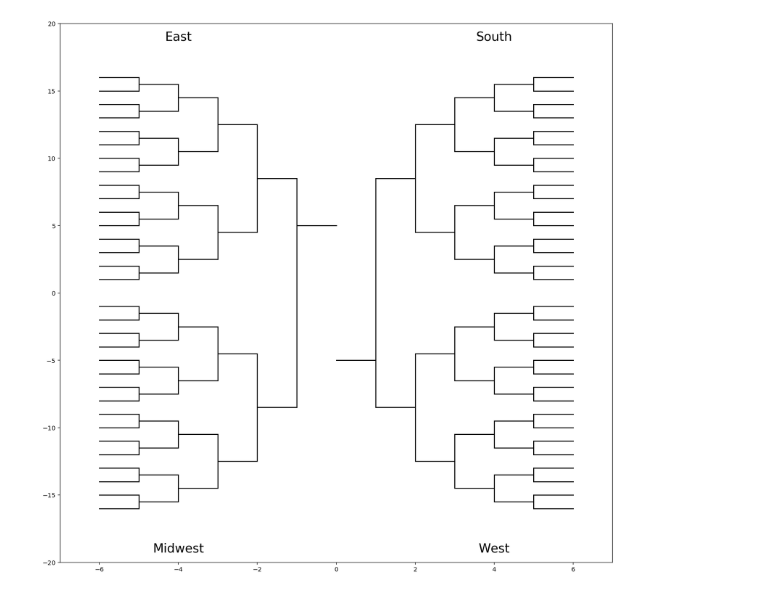
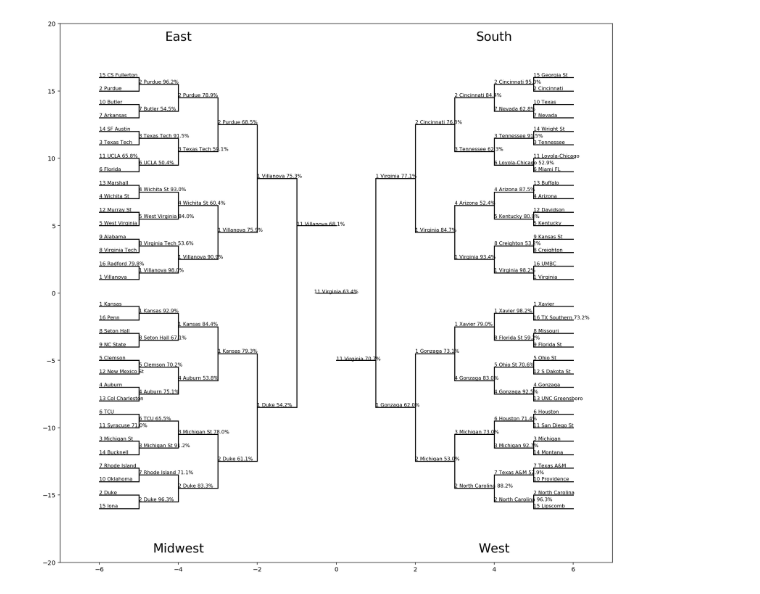
Before and after one commit to tracijo32/march_madness_mens, a Jupyter notebook: fill_bracket.ipynb, the cells around one changed output. Drawn from its saved outputs; the diff is of its cells as text; code cells hidden in the pictures.

Commit message:
fill bracket illustration with probabiltic victories

```diff
--- a/fill_bracket.ipynb
+++ b/fill_bracket.ipynb
@@ -12,5 +12,7 @@ slots = pd.read_csv('DataFiles/NCAATourneySlots.csv')
 seeds = pd.read_csv('DataFiles/NCAATourneySeeds.csv')
 seeds['SeedNum'] = seeds['Seed'].str.extract('(\d+)').astype(int)
 seasons = pd.read_csv('DataFiles/Seasons.csv',index_col='Season')
+# %%
+names = pd.read_csv('DataFiles/Teams.csv',index_col='TeamID')
 # %%
 season = 2018
@@ -31,10 +32,11 @@ for i,game in slots[slots['Season'] == season].iterrows():
     result = dict()
     SS = bracket[game['StrongSeed']]
     WS = bracket[game['WeakSeed']]
+
     if type(SS) == type(dict()):
         result['Seed'] = SS['Seed']
         if int(game['Slot'][1]) < 5:
-            pos = next_pos[SS['Position']]
+            pos = SS['Position']
         else:
             pos = 0
         SS = SS['Team']
@@ -42,12 +44,14 @@ for i,game in slots[slots['Season'] == season].iterrows():
         seed = game['StrongSeed'][1:]
         if seed[-1] in ['a','b']:
             seed = seed[:-1]
+        print(int(seed))
         pos = get_pos[int(seed)]
-        result['Seed'] = seed
+        result['Seed'] = int(seed)
+
     if type(WS) == type(dict()):
         result['Seed'] = WS['Seed']
-        if int(game['Slot'][1]) < 5:
-            pos = next_pos[WS['Position']]
+        if int(game['Slot'][1]) < 4:
+            pos = WS['Position']
         WS = WS['Team']
     else:
         seed = game['WeakSeed'][1:]
@@ -56,7 +60,8 @@ for i,game in slots[slots['Season'] == season].iterrows():
         else:
             pos = 0
         pos = get_pos[int(seed)]
-        result['Seed'] = seed
+        result['Seed'] = int(seed)
+
     result['Position'] = pos
     teamA = min(SS,WS)
     teamB = max(SS,WS)
@@ -69,3 +74,4 @@ for i,game in slots[slots['Season'] == season].iterrows():
         result['Team'] = teamB
         result['Prob'] = 1-pred
     bracket[game['Slot']] = result
+    print(result)
@@ -110,21 +156,36 @@ def draw_bracket(posX,posY,region,ax,x=6,y=1):
 # %%
 import matplotlib.pyplot as plt
 %matplotlib inline
 
 fig,ax = plt.subplots(figsize=(16,16))
 ax.set_xlim(-7,7)
 ax.set_ylim(-20,20)
 
-TL = draw_bracket('l','t',seasons.loc[season,'RegionW'],ax)
-LB = draw_bracket('l','b',seasons.loc[season,'RegionX'],ax)
-RT = draw_bracket('r','t',seasons.loc[season,'RegionY'],ax)
-RB = draw_bracket('r','b',seasons.loc[season,'RegionZ'],ax)
+W = draw_bracket('l','t',seasons.loc[season,'RegionW'],ax)
+X = draw_bracket('l','b',seasons.loc[season,'RegionX'],ax)
+Y = draw_bracket('r','t',seasons.loc[season,'RegionY'],ax)
+Z = draw_bracket('r','b',seasons.loc[season,'RegionZ'],ax)
+
+fill_bracket(bracket,'W',W,'l')
+fill_bracket(bracket,'X',X,'l')
+fill_bracket(bracket,'Y',Y,'r')
+fill_bracket(bracket,'Z',Z,'r')
 
 ax.plot([-1,-1],[-8.5,8.5],'k')
 ax.plot([1,1],[-8.5,8.5],'k')
 
 ax.plot([-1,0],[5,5],'k')
+b = bracket['R5WX']
+ax.text(-1,5,'%d %s %0.1f%%' % (b['Seed'], names.loc[b['Team'],'TeamName'],b['Prob']*100),size=8)
+
 ax.plot([0,1],[-5,-5],'k')
+b = bracket['R5YZ']
+ax.text(0,-5,'%d %s %0.1f%%' % (b['Seed'], names.loc[b['Team'],'TeamName'],b['Prob']*100),size=8)
+
+ax.plot([-0.5,0.5],[0,0],'k')
+b = bracket['R6CH']
+ax.text(0,0,'%d %s %0.1f%%' % (b['Seed'], names.loc[b['Team'],'TeamName'],b['Prob']*100),size=8,ha='center')
+
 plt.show()
 # %% [output]
-[figure, old version]
+[figure, new version]
```
Also changed, not shown: parts of 10 cells of this notebook.
